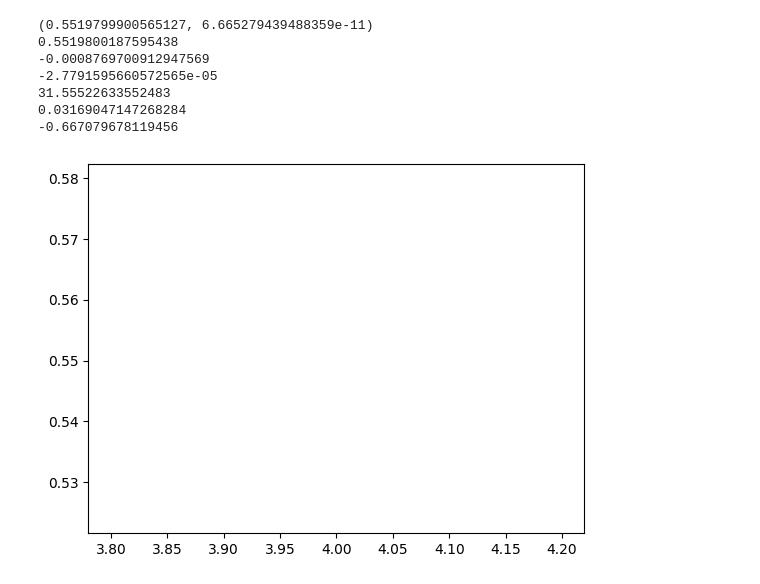
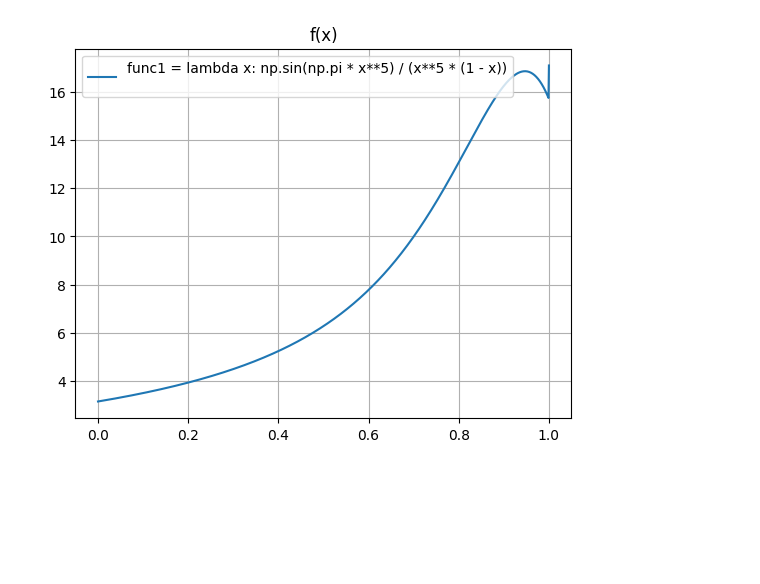
Before and after one commit to RogueTMs/MVM, a Jupyter notebook: Task4MVM.ipynb, the cells around one changed output. Cells and saved outputs as stored; diff of their text form; code cells hidden in the pictures; blank space fills up the shorter version.

```diff
--- a/Task4MVM.ipynb
+++ b/Task4MVM.ipynb
@@ -42,31 +31,13 @@ def get_order(func, interval: Tuple[float, float], n: int, r: int):
-# %%
-func = func2
-ax, fig = plt.subplots()
-
-x_values = []
-y_values = []
-
-for i in range(4, 5):
-    x_values.append(i)
-    y_values.append(evaluate(10 ** i, func, (0, 1)))
-plt.plot(x_values, y_values)
-
-print(integrate.quad(func, 0, 1))
-print(evaluate(10**4, func, (0, 1)))
-A = get_order(func, (0, 1), 10, 10)
-B = get_order(func, (0, 1), 100, 10)
-print(A)
-print(B)
-print(A/B)
-print(B/A)
-print(log(10, abs(B/A)))
-plt.show()
-# %% [output]
-(0.5519799900565127, 6.665279439488359e-11)
-0.5519800187595438
--0.0008769700912947569
--2.7791595660572565e-05
-31.55522633552483
-0.03169047147268284
--0.667079678119456
-[figure, removed]
+# %%
+shift = 1e-16
+func1 = lambda x: np.sin(np.pi * x**5) / (x**5 * (1 - x))
+func1_interval = (0 + shift, 1 - shift)
+
+
+func2_infinite = lambda x: np.exp(-np.sqrt(x) + np.sin(x / 10))
+func2 = lambda x: func2_infinite(x / (1 - x)) / (1 - x)**2
+func2_interval = (0 + shift, 1 - shift)
+
+
+func3 = lambda x: np.sin(x)
+func3_interval = (0, np.pi)
@@ -72,0 +54,10 @@ plt.show()
+# %%
+def plot_func(func, func_interval):
+    x = np.linspace(func_interval[0], func_interval[1], 1000)
+    y = func(x)
+
+    plt.plot(x, y, label=inspect.getsourcelines(func)[0][0])
+    plt.title("f(x)")
+    plt.grid(True)
+    plt.legend()
+    plt.show()
@@ -72,0 +84,4 @@ plt.show()
+# %%
+plot_func(func1, func1_interval)
+# %% [output]
+[figure, added]
```
Also changed, not shown: parts of 23 cells of this notebook, 2 other files.
